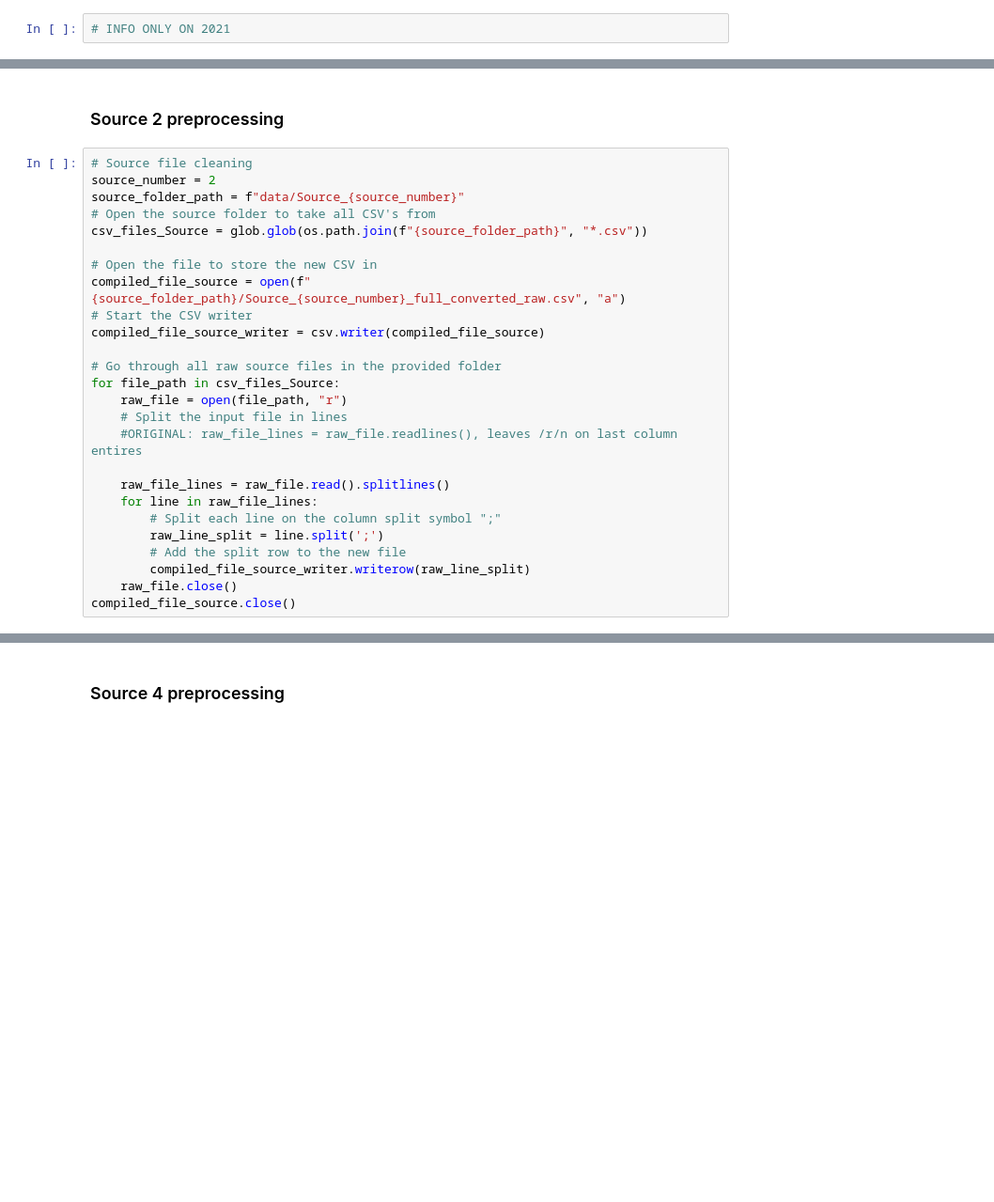
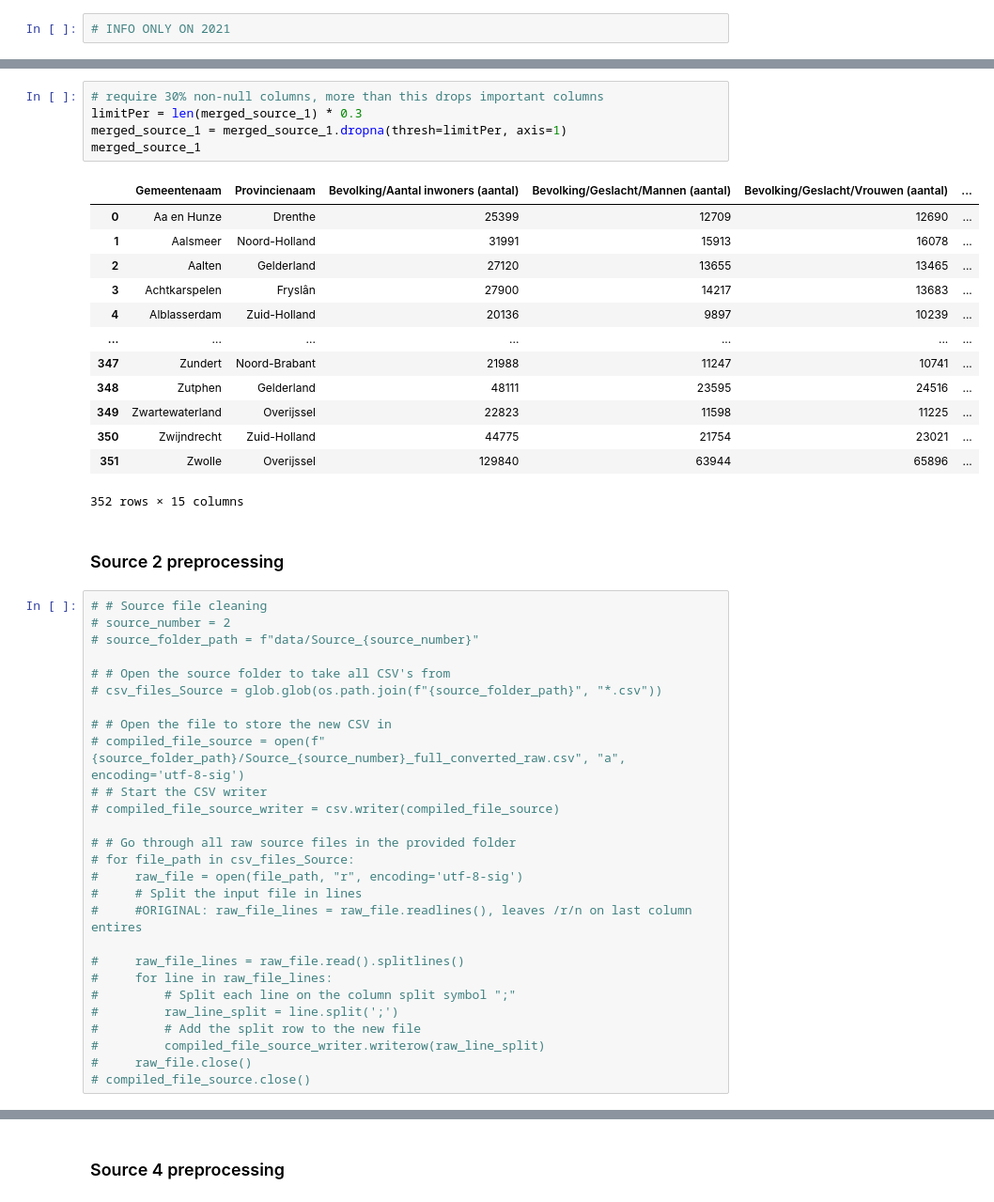
Before and after one commit to reikichan/2AMD20, a Jupyter notebook: 2AMD20 Source Compiler_all except 12&13.ipynb, the cells around one changed output, grey strips where cells are left out. Shown: that part at 94% size. Saved outputs shown, nothing was run; the diff lists cells and outputs as text; blank space fills up the shorter version.

```diff
--- a/2AMD20 Source Compiler_all except 12&13.ipynb
+++ b/2AMD20 Source Compiler_all except 12&13.ipynb
@@ -116,28 +179,48 @@ pd.read_csv(f"{source_folder_path}/Source_{source_number}_full_converted_raw.csv
+# %%
+# require 30% non-null columns, more than this drops important columns
+limitPer = len(merged_source_1) * 0.3
+merged_source_1 = merged_source_1.dropna(thresh=limitPer, axis=1)
+merged_source_1
+# %% [output]
+|  | Gemeentenaam | Provincienaam | Bevolking/Aantal inwoners (aantal) | Bevolking/Geslacht/Mannen (aantal) | Bevolking/Geslacht/Vrouwen (aantal) | ... |
+| 0 | Aa en Hunze | Drenthe | 25399 | 12709 | 12690 | ... |
+| 1 | Aalsmeer | Noord-Holland | 31991 | 15913 | 16078 | ... |
+| 2 | Aalten | Gelderland | 27120 | 13655 | 13465 | ... |
+| 3 | Achtkarspelen | Fryslân | 27900 | 14217 | 13683 | ... |
+| 4 | Alblasserdam | Zuid-Holland | 20136 | 9897 | 10239 | ... |
+| ... | ... | ... | ... | ... | ... | ... |
+| 347 | Zundert | Noord-Brabant | 21988 | 11247 | 10741 | ... |
+| 348 | Zutphen | Gelderland | 48111 | 23595 | 24516 | ... |
+| 349 | Zwartewaterland | Overijssel | 22823 | 11598 | 11225 | ... |
+| 350 | Zwijndrecht | Zuid-Holland | 44775 | 21754 | 23021 | ... |
+| 351 | Zwolle | Overijssel | 129840 | 63944 | 65896 | ... |
+352 rows × 15 columns
 # %% [markdown]
 ### Source 2 preprocessing
 # %%
-# Source file cleaning
-source_number = 2
-source_folder_path = f"data/Source_{source_number}"
-# Open the source folder to take all CSV's from
-csv_files_Source = glob.glob(os.path.join(f"{source_folder_path}", "*.csv"))
+# # Source file cleaning
+# source_number = 2
+# source_folder_path = f"data/Source_{source_number}"
 
-# Open the file to store the new CSV in
-compiled_file_source = open(f"{source_folder_path}/Source_{source_number}_full_converted_raw.csv", "a")
-# Start the CSV writer
-compiled_file_source_writer = csv.writer(compiled_file_source)
+# # Open the source folder to take all CSV's from
+# csv_files_Source = glob.glob(os.path.join(f"{source_folder_path}", "*.csv"))
 
-# Go through all raw source files in the provided folder
-for file_path in csv_files_Source:
-    raw_file = open(file_path, "r")
-    # Split the input file in lines
-    #ORIGINAL: raw_file_lines = raw_file.readlines(), leaves /r/n on last column entires
+# # Open the file to store the new CSV in
+# compiled_file_source = open(f"{source_folder_path}/Source_{source_number}_full_converted_raw.csv", "a", encoding='utf-8-sig')
+# # Start the CSV writer
+# compiled_file_source_writer = csv.writer(compiled_file_source)
 
-    raw_file_lines = raw_file.read().splitlines()
-    for line in raw_file_lines:
-        # Split each line on the column split symbol ";"
-        raw_line_split = line.split(';')
-        # Add the split row to the new file
-        compiled_file_source_writer.writerow(raw_line_split)
-    raw_file.close()
-compiled_file_source.close()
+# # Go through all raw source files in the provided folder
+# for file_path in csv_files_Source:
+#     raw_file = open(file_path, "r", encoding='utf-8-sig')
+#     # Split the input file in lines
+#     #ORIGINAL: raw_file_lines = raw_file.readlines(), leaves /r/n on last column entires
+
+#     raw_file_lines = raw_file.read().splitlines()
+#     for line in raw_file_lines:
+#         # Split each line on the column split symbol ";"
+#         raw_line_split = line.split(';')
+#         # Add the split row to the new file
+#         compiled_file_source_writer.writerow(raw_line_split)
+#     raw_file.close()
+# compiled_file_source.close()
```
Also changed, not shown: parts of 48 cells of this notebook.
